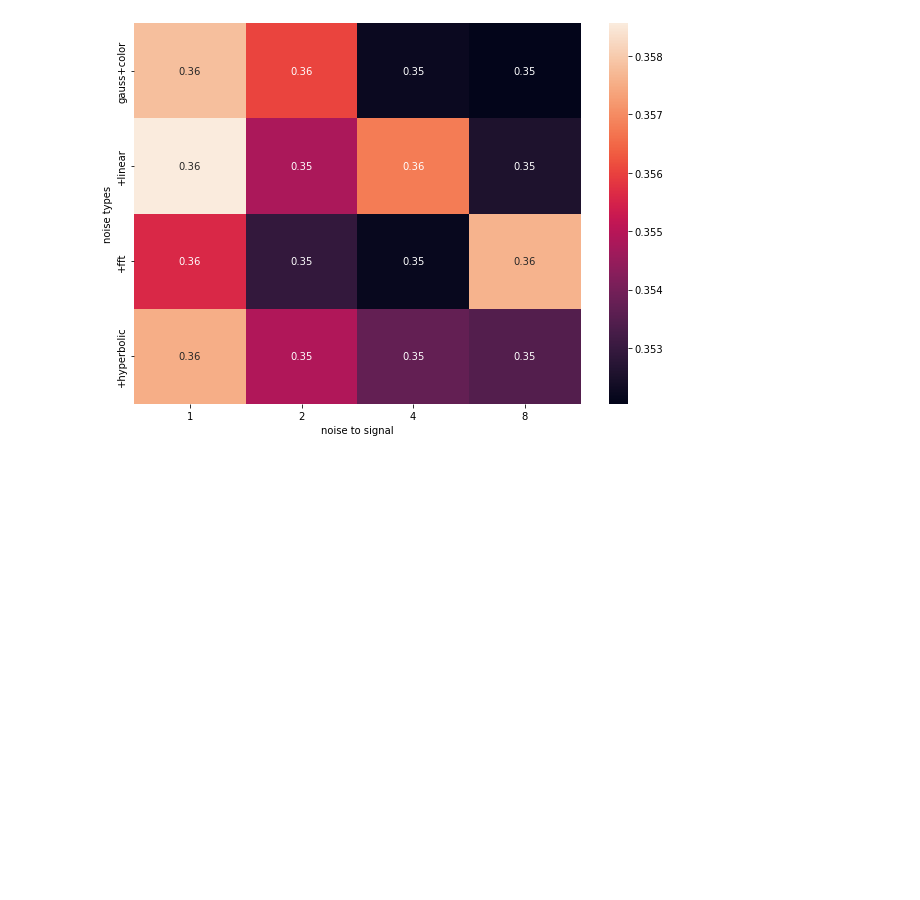
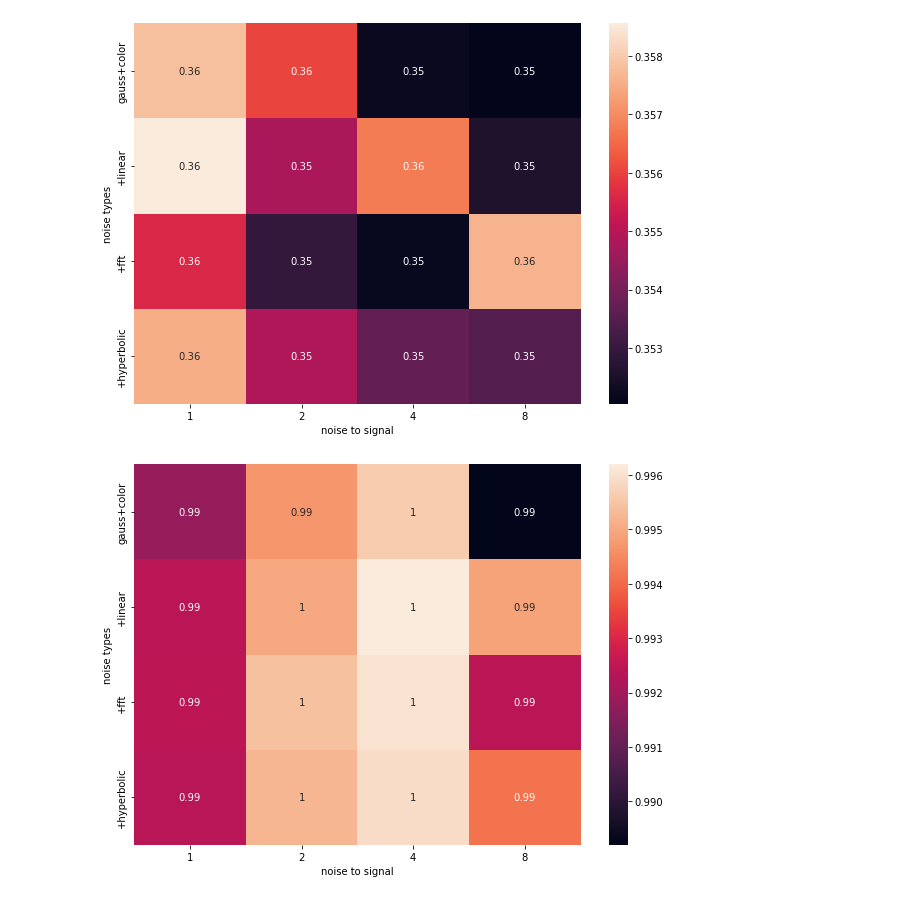
Before and after one commit to makamoa/seismic, a Jupyter notebook: src/EvaluateDemo.ipynb, the cells around one changed output. Saved outputs shown, nothing was run; the diff lists cells and outputs as text; code cells hidden in the pictures; blank space fills up the shorter version.

```diff
--- a/src/EvaluateDemo.ipynb
+++ b/src/EvaluateDemo.ipynb
@@ -187,3 +187,22 @@ for noise_type in [0,1,2,3]:
         print(weight_file)
         robustness = evaluate_robustness(model, metrics)
         np.save(os.path.join(METADATA, 'robustness_' + weight_file + '.npy'),np.array(robustness))
+# %%
+noise_type = 3
+noise_scale = 2.0
+weight_file = f'unet_firstbreak_noisetype_{noise_type}_noisescale_{noise_scale}'
+robustness = np.load(os.path.join(METADATA, 'robustness_' + weight_file + '.npy'))
+# %%
+import seaborn as sn
+import pandas as pd
+import matplotlib.pyplot as plt
+
+df_cm = pd.DataFrame(robustness, index = [i for i in ['gauss+color', '+linear', '+fft', '+hyperbolic']],
+                  columns = [i for i in [1,2,4,8]])
+plt.figure(figsize = (10,7))
+sn.heatmap(df_cm, annot=True)
+plt.xlabel('noise to signal')
+plt.ylabel('noise types')
+plt.show()
+# %% [output]
+[figure, added]
```
Also changed, not shown: 5 other files.
